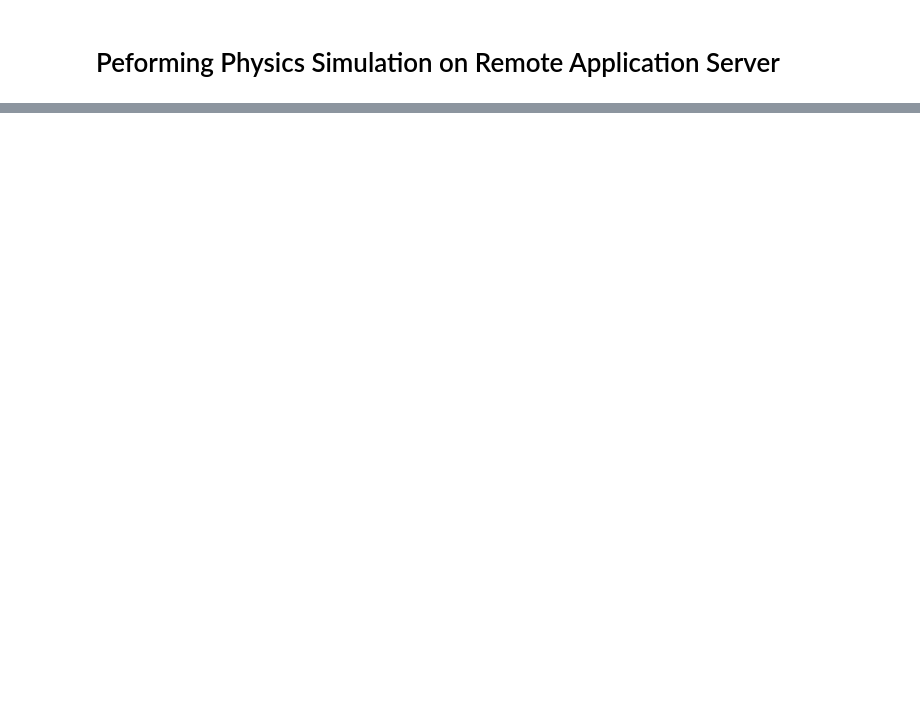
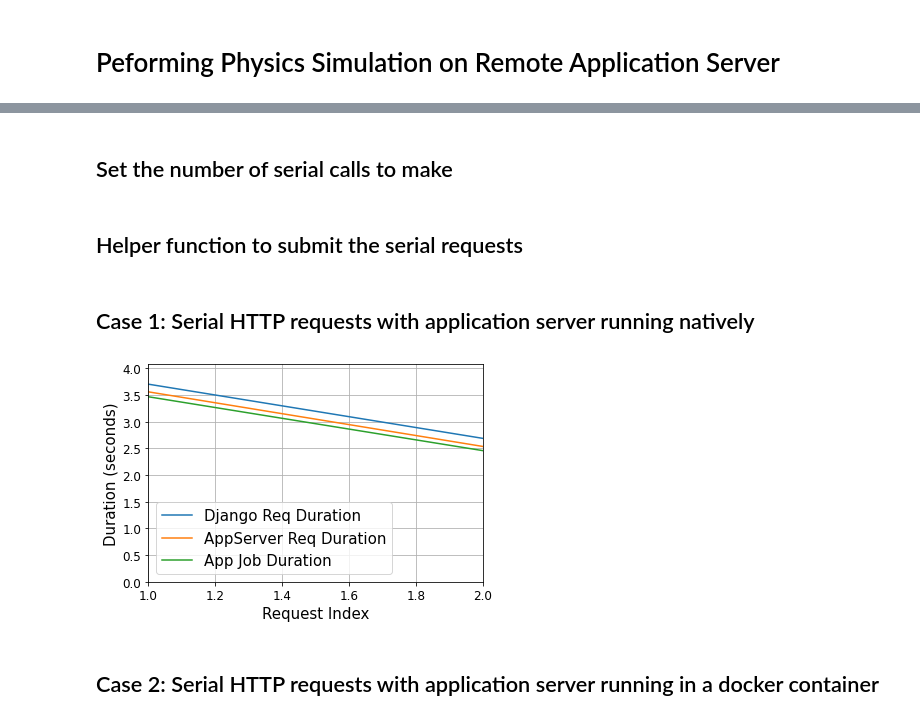
Before and after one commit to jeosol/aiml, a Jupyter notebook: remote_simulation_analysis.ipynb, the cells around one changed output, grey strips where cells are left out. Cells and saved outputs as stored; diff of their text form; code cells hidden in the pictures; blank space fills up the shorter version.

```diff
--- a/remote_simulation_analysis.ipynb
+++ b/remote_simulation_analysis.ipynb
@@ -86,7 +89,7 @@ def make_plots(sim_results):
         plot_producer_results(sim_results)
         plot_injector_results(sim_results)
 
-def make_performance_plot(df, title='', out_filename='out.png', data_filename='test.csv'):
+def make_performance_plot(df, title='', plot_filename='out.png', data_filename='test.csv'):
     #plt.figure(figsize=(12, 10), dpi=80)
     fontsize=15
     ymax= -9e9
@@ -103,8 +106,12 @@ def make_performance_plot(df, title='', out_filename='out.png', data_filename='t
     plt.title(title,fontsize=fontsize)
     plt.legend(df.columns[1:], fontsize=fontsize)
     plt.grid(True)
-    if out_filename:
-        plt.savefig('./output/' + out_filename)
+
+    # save the plot file if plot_filename is specified
+    if plot_filename:
+        plt.savefig('./output/' + plot_filename)
+
+    # save the dataframe to a file if data_filename is specified
     if data_filename:
         df.to_csv('./output/' + data_filename, index=False)
 # %% [markdown]
@@ -177,3 +125,0 @@ def submit_serial_requests(num_calls=num_calls):
-# %%
-df = submit_serial_requests()
-make_performance_plot(df)
@@ -269,3 +125,0 @@ Next, we will perform analyses with the servers deployed on the cloud to simulat
-# %%
-# Call the application server directly with num_calls specified above
-df = run_app_serial_test()
@@ -277,0 +181,7 @@ df.to_csv('output/serial_remote_calls_50_app_in_docker_run2.csv', index=False)
+# %% [markdown]
+## Set the number of serial calls to make
+# %%
+# set the number of calls: 0 disables making the calls again
+num_calls = 2
+# %% [markdown]
+## Helper function to submit the serial requests
@@ -277,0 +202,11 @@ df.to_csv('output/serial_remote_calls_50_app_in_docker_run2.csv', index=False)
+# %% [markdown]
+## Case 1: Serial HTTP requests with application server running natively
+# %%
+# Make the calls
+df1 = submit_serial_requests(num_calls)
+# create performance plot
+make_performance_plot(df1, plot_filename=f"native_serial_request_{num_calls}_calls.png", data_filename=f"native_serial_request_{num_calls}_calls.csv")
+# %% [output]
+[figure, added]
+# %% [markdown]
+## Case 2: Serial HTTP requests with application server running in a docker container
```
Also changed, not shown: parts of 42 cells of this notebook.
